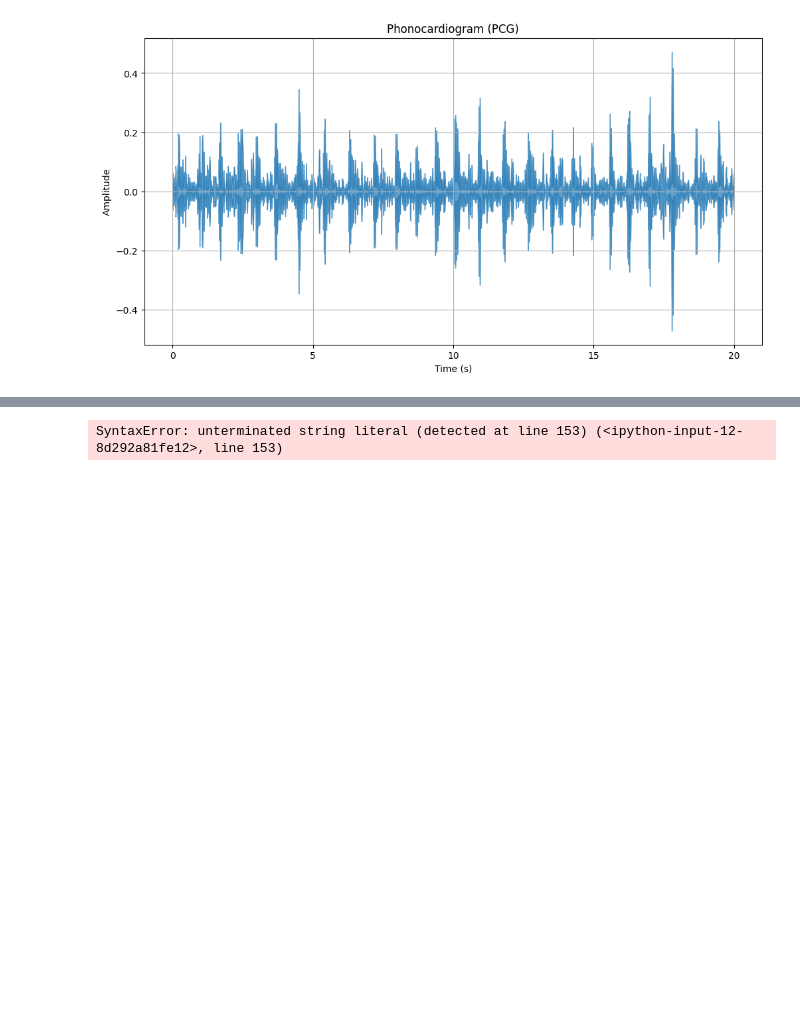
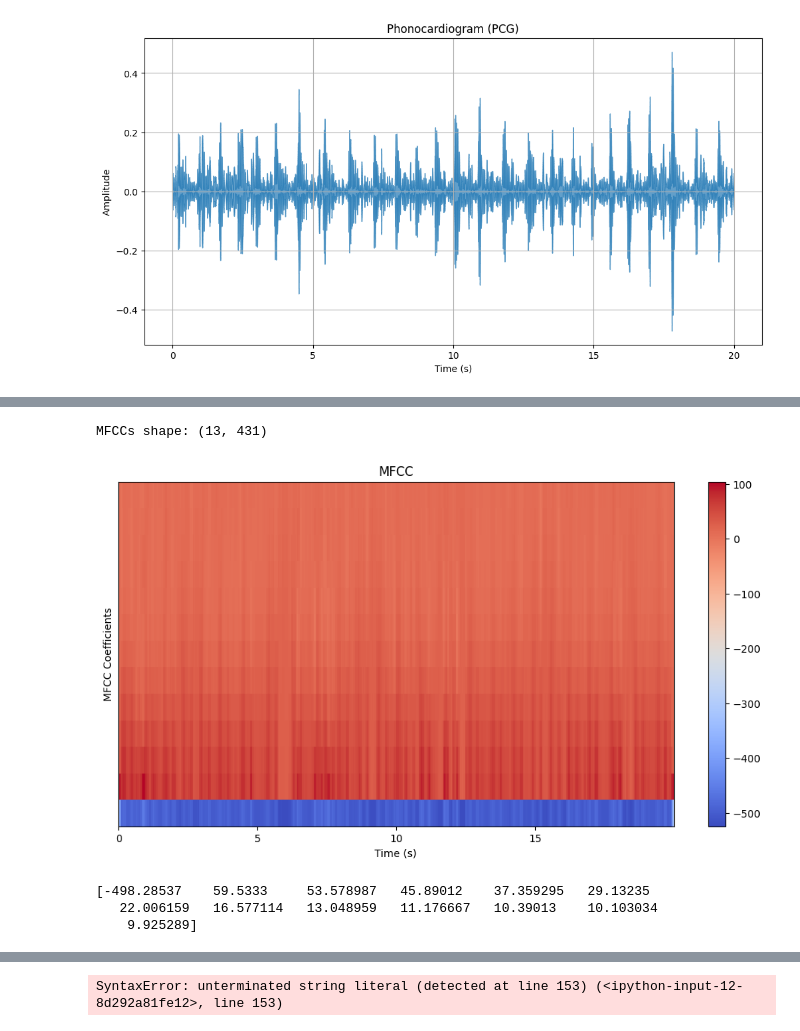
Before and after one commit to shatisvigian/Big-Data-learning-Train-Scheduling, a Jupyter notebook: xLSTM_modified_for_heart_sound_Prediction.ipynb, the cells around one changed output, grey strips where cells are left out. Saved outputs shown, nothing was run; the diff lists cells and outputs as text; code cells hidden in the pictures; blank space fills up the shorter version.

```diff
--- a/xLSTM_modified_for_heart_sound_Prediction.ipynb
+++ b/xLSTM_modified_for_heart_sound_Prediction.ipynb
@@ -261,0 +95,49 @@ Exception: Unknown model type: CNN
+# %%
+import numpy as np
+import librosa
+import librosa.display
+import matplotlib.pyplot as plt
+
+# Load the audio file
+audio, sr = librosa.load(audio_file, sr=None)
+
+# Extract MFCC features
+mfccs = librosa.feature.mfcc(y=audio, sr=sr, n_mfcc=13)  # Adjust n_mfcc as needed
+
+# Print shape of MFCCs
+print(f"MFCCs shape: {mfccs.shape}")
+
+# Optionally: Plot MFCCs
+plt.figure(figsize=(12, 6))
+librosa.display.specshow(mfccs, sr=sr, x_axis='time')
+plt.colorbar()
+plt.title('MFCC')
+plt.xlabel('Time (s)')
+plt.ylabel('MFCC Coefficients')
+plt.show()
+# %% [output]
+MFCCs shape: (13, 431)
+[figure, added]
+# %%
+import librosa
+import numpy as np
+
+def extract_mfcc(file_path, n_mfcc=13):
+    # Load the audio file
+    audio, sr = librosa.load(file_path, sr=None)
+
+    # Extract MFCC features
+    mfccs = librosa.feature.mfcc(y=audio, sr=sr, n_mfcc=n_mfcc)
+
+    # Compute the mean of MFCCs across time frames
+    mfccs_mean = np.mean(mfccs, axis=1)
+    return mfccs_mean
+
+# Example usage
+audio_file = '/content/2_H21_N_CAP_T1 (1).wav' # Changed to a valid audio file path
+features = extract_mfcc(audio_file)
+print(features)
+# %% [output]
+[-498.28537    59.5333     53.578987   45.89012    37.359295   29.13235
+   22.006159   16.577114   13.048959   11.176667   10.39013    10.103034
+    9.925289]
```
Also changed, not shown: parts of 3 cells of this notebook.
